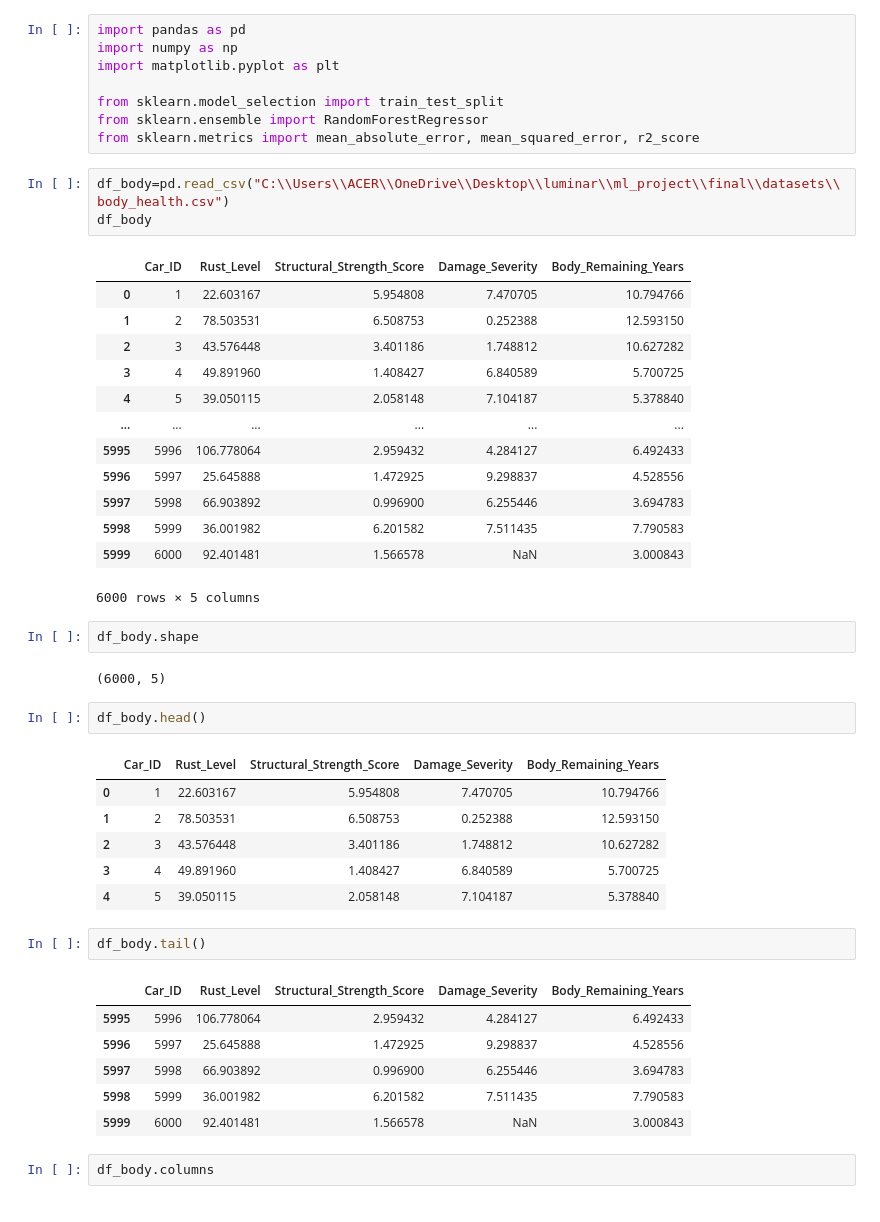
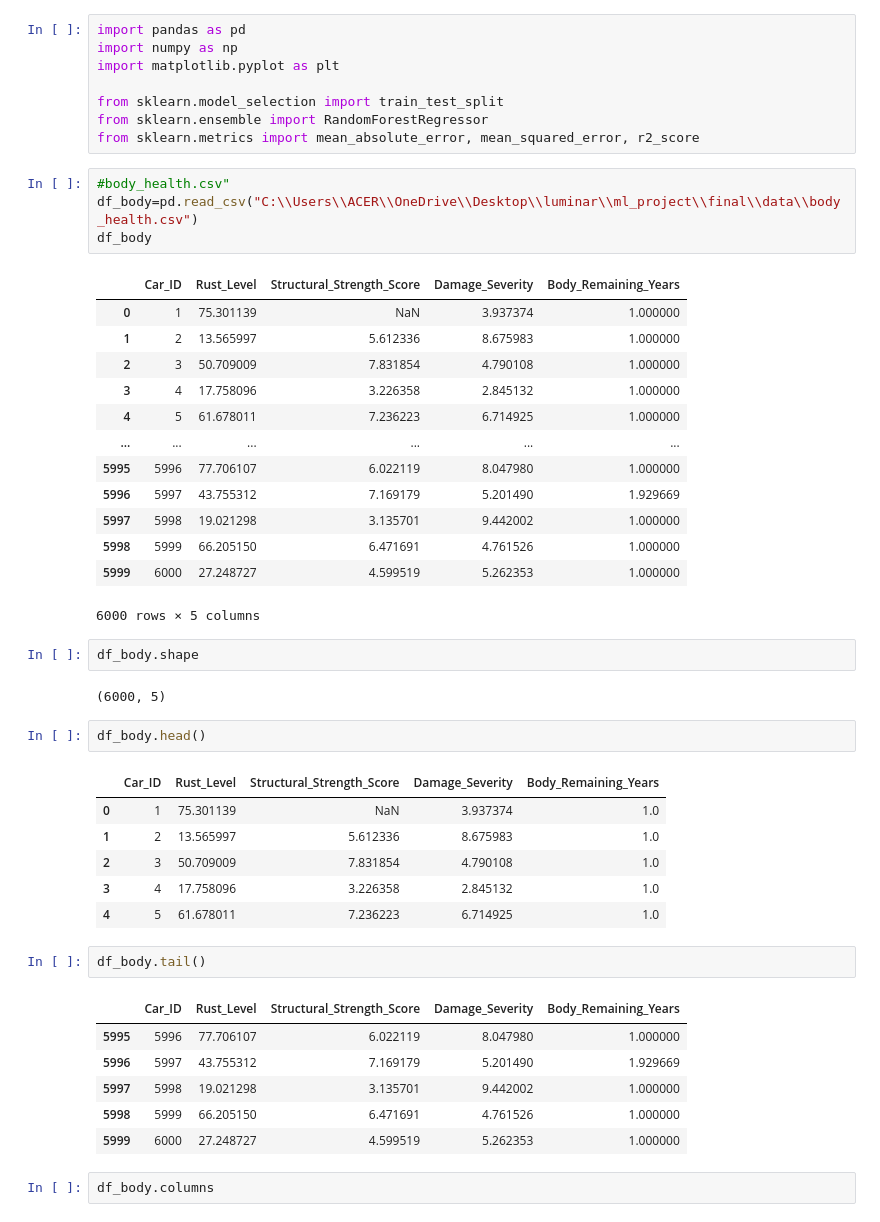
Before and after one commit to ManavMNambiar/Car-maintenance-and-life-prediction, a Jupyter notebook: body.ipynb, the cells around one changed output. Drawn from its saved outputs; the diff is of its cells as text.

```diff
--- a/body.ipynb
+++ b/body.ipynb
@@ -7,21 +7,22 @@ from sklearn.model_selection import train_test_split
 from sklearn.ensemble import RandomForestRegressor
 from sklearn.metrics import mean_absolute_error, mean_squared_error, r2_score
 # %%
-df_body=pd.read_csv("C:\\Users\\ACER\\OneDrive\\Desktop\\luminar\\ml_project\\final\\datasets\\body_health.csv")
+#body_health.csv"
+df_body=pd.read_csv("C:\\Users\\ACER\\OneDrive\\Desktop\\luminar\\ml_project\\final\\data\\body_health.csv")
 df_body
 # %% [output]
 |  | Car_ID | Rust_Level | Structural_Strength_Score | Damage_Severity | Body_Remaining_Years |
-| 0 | 1 | 22.603167 | 5.954808 | 7.470705 | 10.794766 |
-| 1 | 2 | 78.503531 | 6.508753 | 0.252388 | 12.593150 |
-| 2 | 3 | 43.576448 | 3.401186 | 1.748812 | 10.627282 |
-| 3 | 4 | 49.891960 | 1.408427 | 6.840589 | 5.700725 |
-| 4 | 5 | 39.050115 | 2.058148 | 7.104187 | 5.378840 |
+| 0 | 1 | 75.301139 | NaN | 3.937374 | 1.000000 |
+| 1 | 2 | 13.565997 | 5.612336 | 8.675983 | 1.000000 |
+| 2 | 3 | 50.709009 | 7.831854 | 4.790108 | 1.000000 |
+| 3 | 4 | 17.758096 | 3.226358 | 2.845132 | 1.000000 |
+| 4 | 5 | 61.678011 | 7.236223 | 6.714925 | 1.000000 |
 | ... | ... | ... | ... | ... | ... |
-| 5995 | 5996 | 106.778064 | 2.959432 | 4.284127 | 6.492433 |
-| 5996 | 5997 | 25.645888 | 1.472925 | 9.298837 | 4.528556 |
-| 5997 | 5998 | 66.903892 | 0.996900 | 6.255446 | 3.694783 |
-| 5998 | 5999 | 36.001982 | 6.201582 | 7.511435 | 7.790583 |
-| 5999 | 6000 | 92.401481 | 1.566578 | NaN | 3.000843 |
+| 5995 | 5996 | 77.706107 | 6.022119 | 8.047980 | 1.000000 |
+| 5996 | 5997 | 43.755312 | 7.169179 | 5.201490 | 1.929669 |
+| 5997 | 5998 | 19.021298 | 3.135701 | 9.442002 | 1.000000 |
+| 5998 | 5999 | 66.205150 | 6.471691 | 4.761526 | 1.000000 |
+| 5999 | 6000 | 27.248727 | 4.599519 | 5.262353 | 1.000000 |
 6000 rows × 5 columns
 # %%
 df_body.shape
@@ -31,20 +32,20 @@ df_body.shape
 df_body.head()
 # %% [output]
 |  | Car_ID | Rust_Level | Structural_Strength_Score | Damage_Severity | Body_Remaining_Years |
-| 0 | 1 | 22.603167 | 5.954808 | 7.470705 | 10.794766 |
-| 1 | 2 | 78.503531 | 6.508753 | 0.252388 | 12.593150 |
-| 2 | 3 | 43.576448 | 3.401186 | 1.748812 | 10.627282 |
-| 3 | 4 | 49.891960 | 1.408427 | 6.840589 | 5.700725 |
-| 4 | 5 | 39.050115 | 2.058148 | 7.104187 | 5.378840 |
+| 0 | 1 | 75.301139 | NaN | 3.937374 | 1.0 |
+| 1 | 2 | 13.565997 | 5.612336 | 8.675983 | 1.0 |
+| 2 | 3 | 50.709009 | 7.831854 | 4.790108 | 1.0 |
+| 3 | 4 | 17.758096 | 3.226358 | 2.845132 | 1.0 |
+| 4 | 5 | 61.678011 | 7.236223 | 6.714925 | 1.0 |
 # %%
 df_body.tail()
 # %% [output]
 |  | Car_ID | Rust_Level | Structural_Strength_Score | Damage_Severity | Body_Remaining_Years |
-| 5995 | 5996 | 106.778064 | 2.959432 | 4.284127 | 6.492433 |
-| 5996 | 5997 | 25.645888 | 1.472925 | 9.298837 | 4.528556 |
-| 5997 | 5998 | 66.903892 | 0.996900 | 6.255446 | 3.694783 |
-| 5998 | 5999 | 36.001982 | 6.201582 | 7.511435 | 7.790583 |
-| 5999 | 6000 | 92.401481 | 1.566578 | NaN | 3.000843 |
+| 5995 | 5996 | 77.706107 | 6.022119 | 8.047980 | 1.000000 |
+| 5996 | 5997 | 43.755312 | 7.169179 | 5.201490 | 1.929669 |
+| 5997 | 5998 | 19.021298 | 3.135701 | 9.442002 | 1.000000 |
+| 5998 | 5999 | 66.205150 | 6.471691 | 4.761526 | 1.000000 |
+| 5999 | 6000 | 27.248727 | 4.599519 | 5.262353 | 1.000000 |
 # %%
 df_body.columns
 # %% [output]
```
Also changed, not shown: parts of 9 cells of this notebook, 32 other files.
